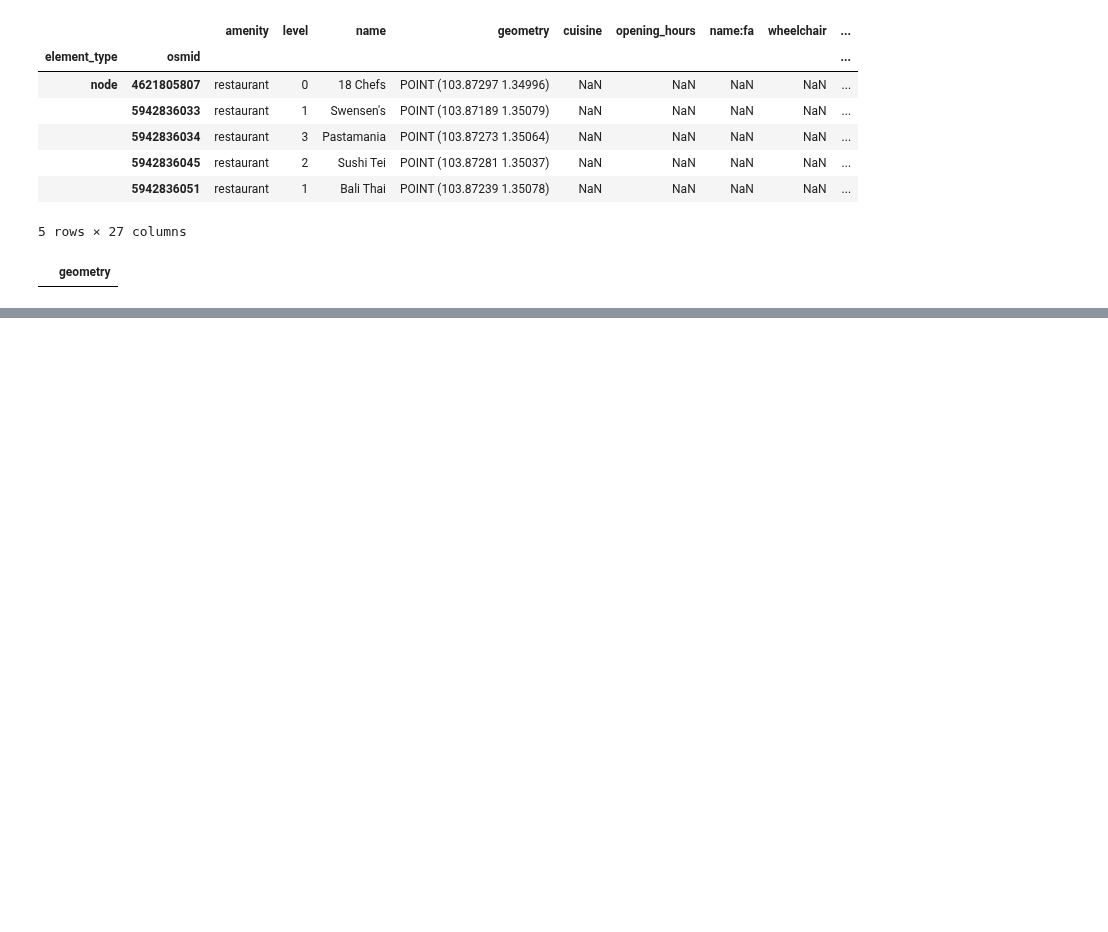
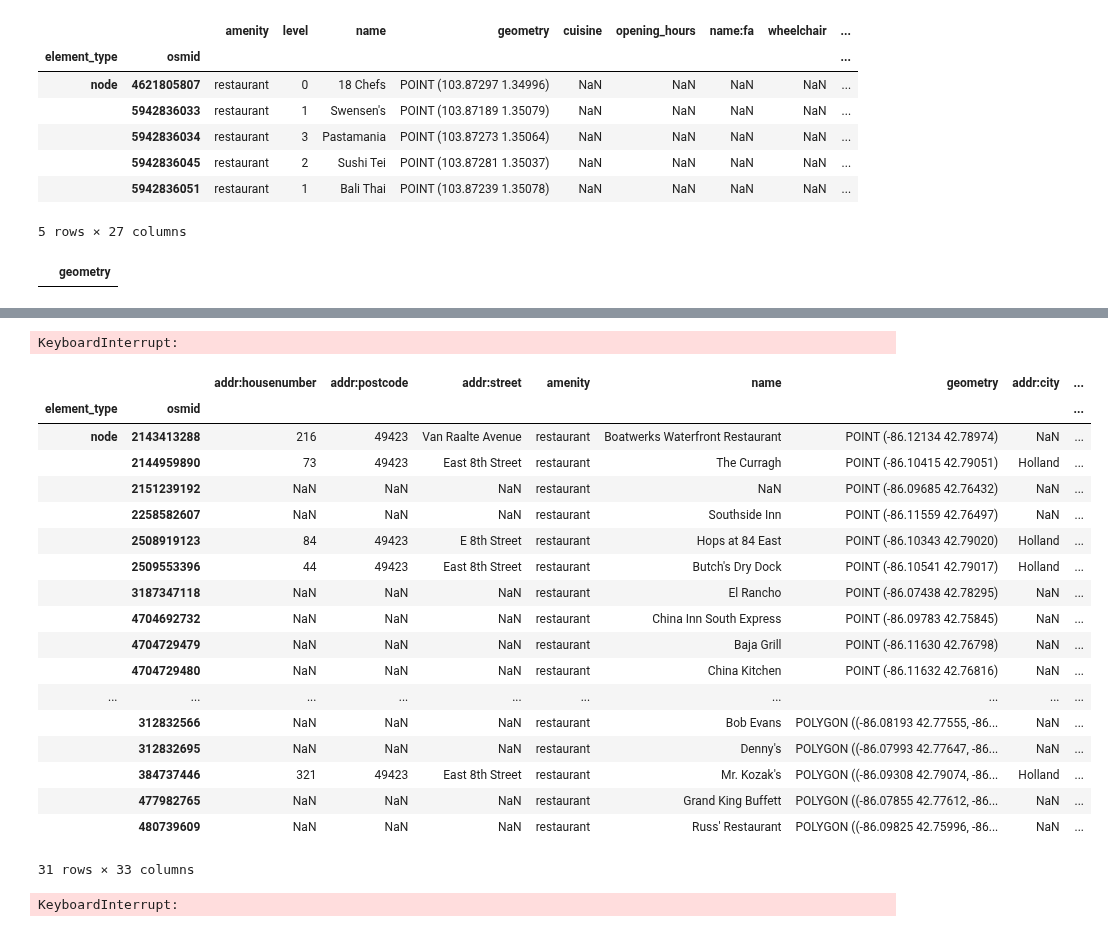
Before and after one commit to mcmanus-git/Singapore-HDB, a Jupyter notebook: michael/EDA/gather_address_info.ipynb, the cells around one changed output, grey strips where cells are left out. Drawn from its saved outputs; the diff is of its cells as text; code cells hidden in the pictures; blank space fills up the shorter version.

Commit message:
added location data from SO and did more exploration on places of interest

```diff
--- a/michael/EDA/gather_address_info.ipynb
+++ b/michael/EDA/gather_address_info.ipynb
@@ -113,0 +234,42 @@ cafe.head()
+# %%
+place = f'{cities[1]}, Singapore'
+
+tags = {'amenity': 'restaurant'}
+cafe = ox.geometries_from_place(place, tags=tags)
+cafe
+# %% [output]
+KeyboardInterrupt:
+# %%
+place = f'Holland Michigan, United States'
+
+tags = {'amenity': 'restaurant'}
+cafe = ox.geometries_from_place(place, tags=tags)
+cafe
+# %% [output]
+|  |  | addr:housenumber | addr:postcode | addr:street | amenity | name | geometry | addr:city | ... |
+| element_type | osmid |  |  |  |  |  |  |  | ... |
+| node | 2143413288 | 216 | 49423 | Van Raalte Avenue | restaurant | Boatwerks Waterfront Restaurant | POINT (-86.12134 42.78974) | NaN | ... |
+|  | 2144959890 | 73 | 49423 | East 8th Street | restaurant | The Curragh | POINT (-86.10415 42.79051) | Holland | ... |
+|  | 2151239192 | NaN | NaN | NaN | restaurant | NaN | POINT (-86.09685 42.76432) | NaN | ... |
+|  | 2258582607 | NaN | NaN | NaN | restaurant | Southside Inn | POINT (-86.11559 42.76497) | NaN | ... |
+|  | 2508919123 | 84 | 49423 | E 8th Street | restaurant | Hops at 84 East | POINT (-86.10343 42.79020) | Holland | ... |
+|  | 2509553396 | 44 | 49423 | East 8th Street | restaurant | Butch's Dry Dock | POINT (-86.10541 42.79017) | Holland | ... |
+|  | 3187347118 | NaN | NaN | NaN | restaurant | El Rancho | POINT (-86.07438 42.78295) | NaN | ... |
+|  | 4704692732 | NaN | NaN | NaN | restaurant | China Inn South Express | POINT (-86.09783 42.75845) | NaN | ... |
+|  | 4704729479 | NaN | NaN | NaN | restaurant | Baja Grill | POINT (-86.11630 42.76798) | NaN | ... |
+|  | 4704729480 | NaN | NaN | NaN | restaurant | China Kitchen | POINT (-86.11632 42.76816) | NaN | ... |
+| ... | ... | ... | ... | ... | ... | ... | ... | ... | ... |
+|  | 312832566 | NaN | NaN | NaN | restaurant | Bob Evans | POLYGON ((-86.08193 42.77555, -86... | NaN | ... |
+|  | 312832695 | NaN | NaN | NaN | restaurant | Denny's | POLYGON ((-86.07993 42.77647, -86... | NaN | ... |
+|  | 384737446 | 321 | 49423 | East 8th Street | restaurant | Mr. Kozak's | POLYGON ((-86.09308 42.79074, -86... | Holland | ... |
+|  | 477982765 | NaN | NaN | NaN | restaurant | Grand King Buffett | POLYGON ((-86.07855 42.77612, -86... | NaN | ... |
+|  | 480739609 | NaN | NaN | NaN | restaurant | Russ' Restaurant | POLYGON ((-86.09825 42.75996, -86... | NaN | ... |
+31 rows × 33 columns
+# %%
+place = f'Singapore, SG'
+
+tags = {'amenity': 'restaurant'}
+cafe = ox.geometries_from_place(place, tags=tags)
+cafe
+# %% [output]
+KeyboardInterrupt:
```
Also changed, not shown: parts of 7 cells of this notebook, 12 other files.
